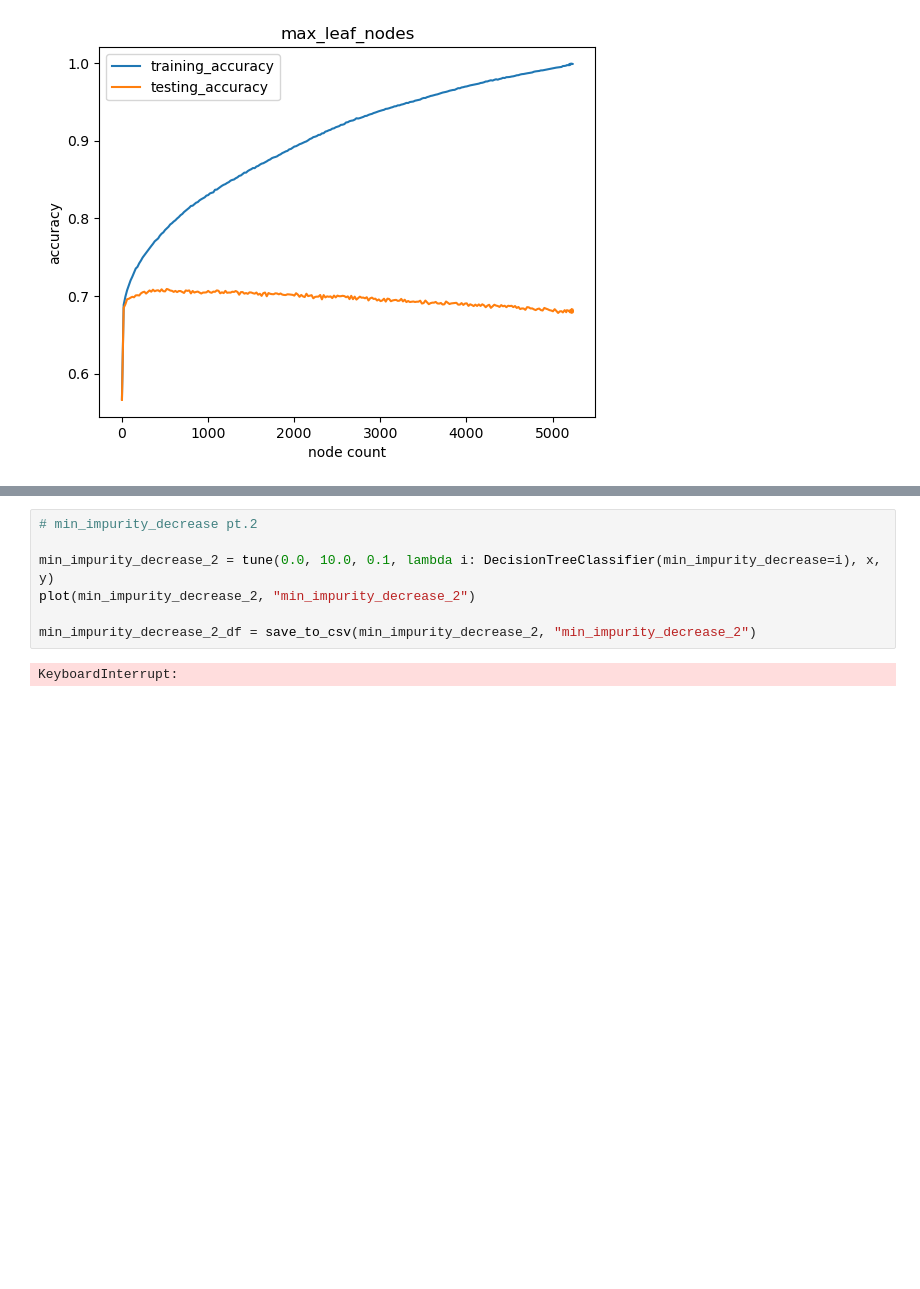
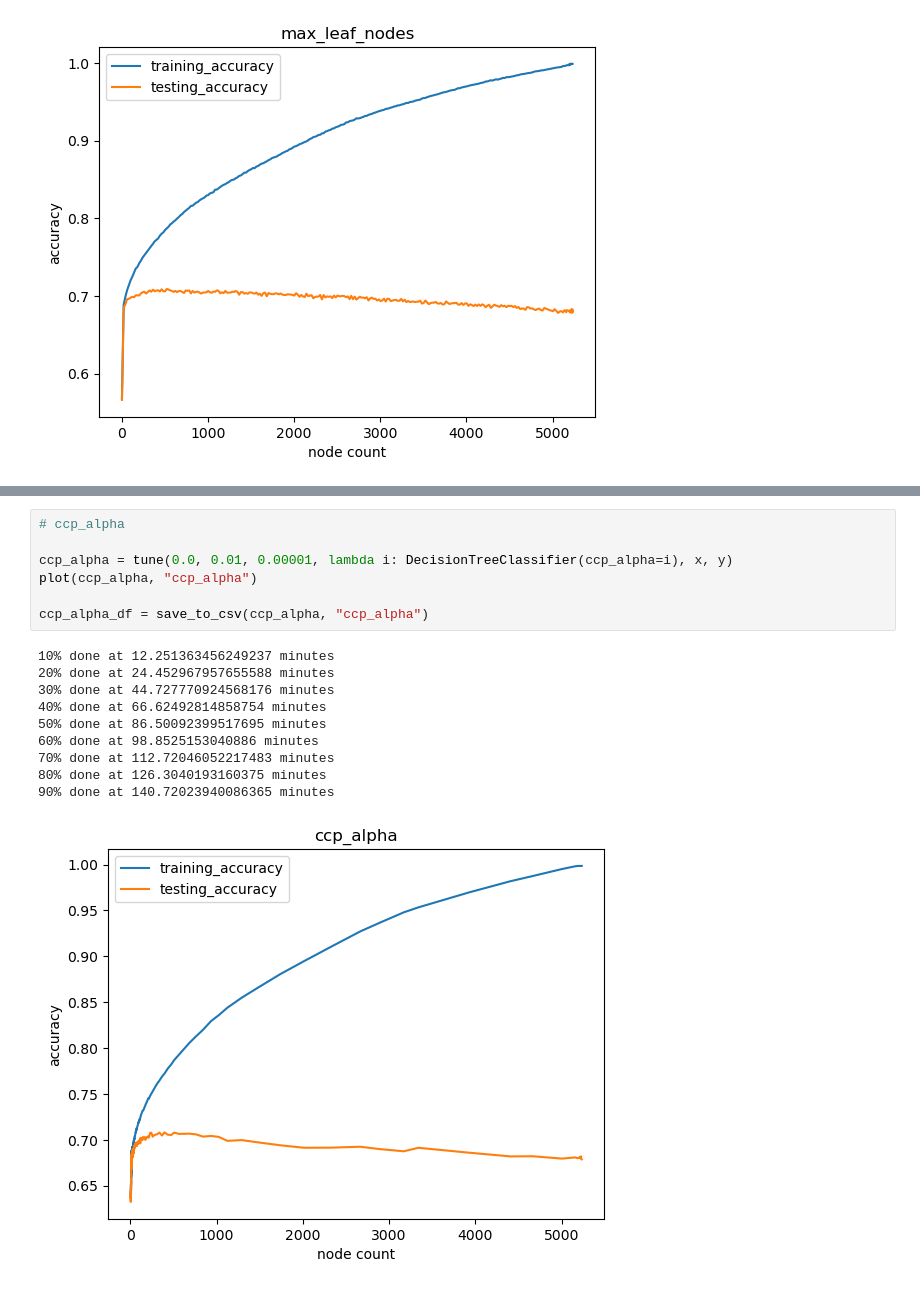
Before and after one commit to Hussain-Aziz/CMP466-Project, a Jupyter notebook: project.ipynb, the cells around one changed output, grey strips where cells are left out. Cells and saved outputs as stored; diff of their text form; blank space fills up the shorter version.

```diff
--- a/project.ipynb
+++ b/project.ipynb
@@ -509,9 +496,18 @@ min_impurity_decrease_df = save_to_csv(min_impurity_decrease, "min_impurity_decr
 # %%
-# min_impurity_decrease pt.2
+# ccp_alpha
 
-min_impurity_decrease_2 = tune(0.0, 10.0, 0.1, lambda i: DecisionTreeClassifier(min_impurity_decrease=i), x, y)
-plot(min_impurity_decrease_2, "min_impurity_decrease_2")
+ccp_alpha = tune(0.0, 0.01, 0.00001, lambda i: DecisionTreeClassifier(ccp_alpha=i), x, y)
+plot(ccp_alpha, "ccp_alpha")
 
-min_impurity_decrease_2_df = save_to_csv(min_impurity_decrease_2, "min_impurity_decrease_2")
+ccp_alpha_df = save_to_csv(ccp_alpha, "ccp_alpha")
 # %% [output]
-KeyboardInterrupt:
+10% done at 12.251363456249237 minutes
+20% done at 24.452967957655588 minutes
+30% done at 44.727770924568176 minutes
+40% done at 66.62492814858754 minutes
+50% done at 86.50092399517695 minutes
+60% done at 98.8525153040886 minutes
+70% done at 112.72046052217483 minutes
+80% done at 126.3040193160375 minutes
+90% done at 140.72023940086365 minutes
+[figure, added]
```
Also changed, not shown: parts of 15 cells of this notebook.
